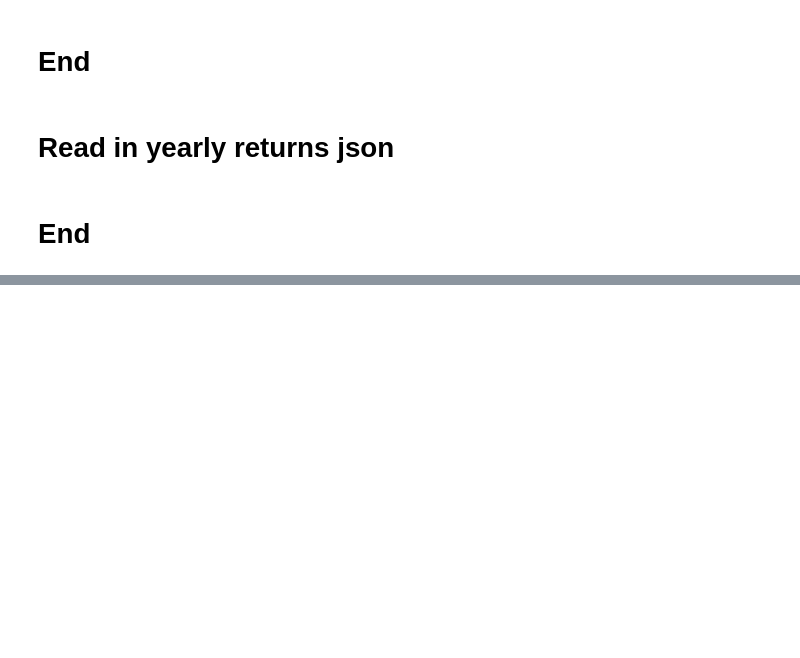
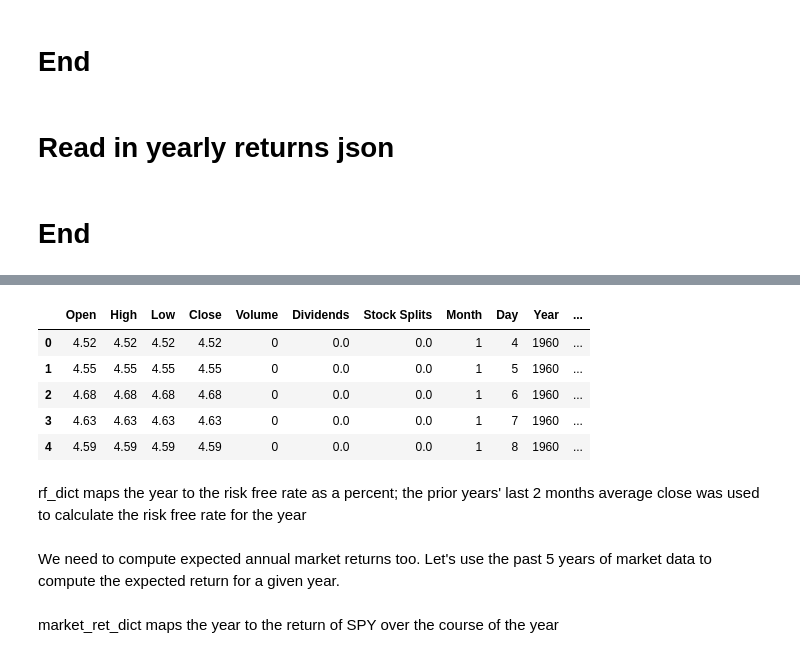
Before and after one commit to ijamil1/factormodels_and_portfolio_optimization, a Jupyter notebook: beta.ipynb, the cells around one changed output, grey strips where cells are left out. Saved outputs shown, nothing was run; the diff lists cells and outputs as text; code cells hidden in the pictures; blank space fills up the shorter version.

```diff
--- a/beta.ipynb
+++ b/beta.ipynb
@@ -510,0 +796,10 @@ Correlation coefficientt of 0.125 implies weak positive linear association betwe
+# %%
+rf_df.reset_index(drop=True,inplace=True)
+rf_df.head()
+# %% [output]
+|  | Open | High | Low | Close | Volume | Dividends | Stock Splits | Month | Day | Year | ... |
+| 0 | 4.52 | 4.52 | 4.52 | 4.52 | 0 | 0.0 | 0.0 | 1 | 4 | 1960 | ... |
+| 1 | 4.55 | 4.55 | 4.55 | 4.55 | 0 | 0.0 | 0.0 | 1 | 5 | 1960 | ... |
+| 2 | 4.68 | 4.68 | 4.68 | 4.68 | 0 | 0.0 | 0.0 | 1 | 6 | 1960 | ... |
+| 3 | 4.63 | 4.63 | 4.63 | 4.63 | 0 | 0.0 | 0.0 | 1 | 7 | 1960 | ... |
+| 4 | 4.59 | 4.59 | 4.59 | 4.59 | 0 | 0.0 | 0.0 | 1 | 8 | 1960 | ... |
@@ -510,0 +819,4 @@ Correlation coefficientt of 0.125 implies weak positive linear association betwe
+# %% [markdown]
+rf_dict maps the year to the risk free rate as a percent; the prior years' last 2 months average close was used to calculate the risk free rate for the year
+# %% [markdown]
+We need to compute expected annual market returns too. Let's use the past 5 years of market data to compute the expected return for a given year.
@@ -510,0 +835,2 @@ Correlation coefficientt of 0.125 implies weak positive linear association betwe
+# %% [markdown]
+market_ret_dict maps the year to the return of SPY over the course of the year
```
Also changed, not shown: parts of 73 cells of this notebook.
